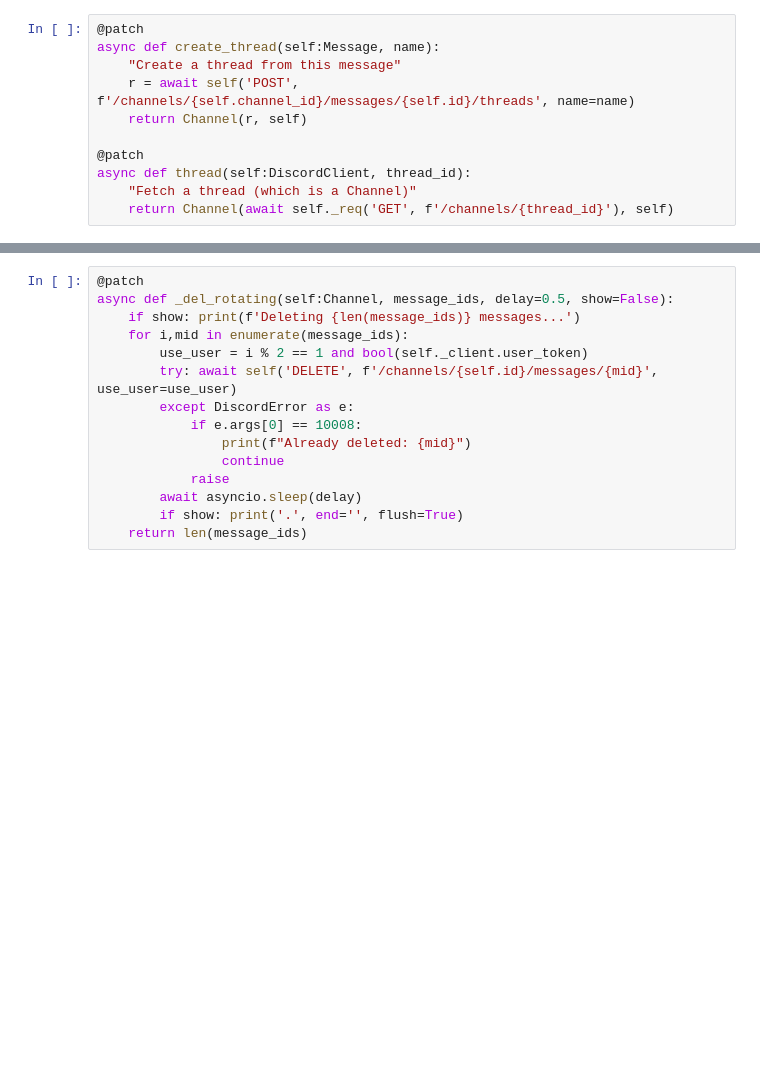
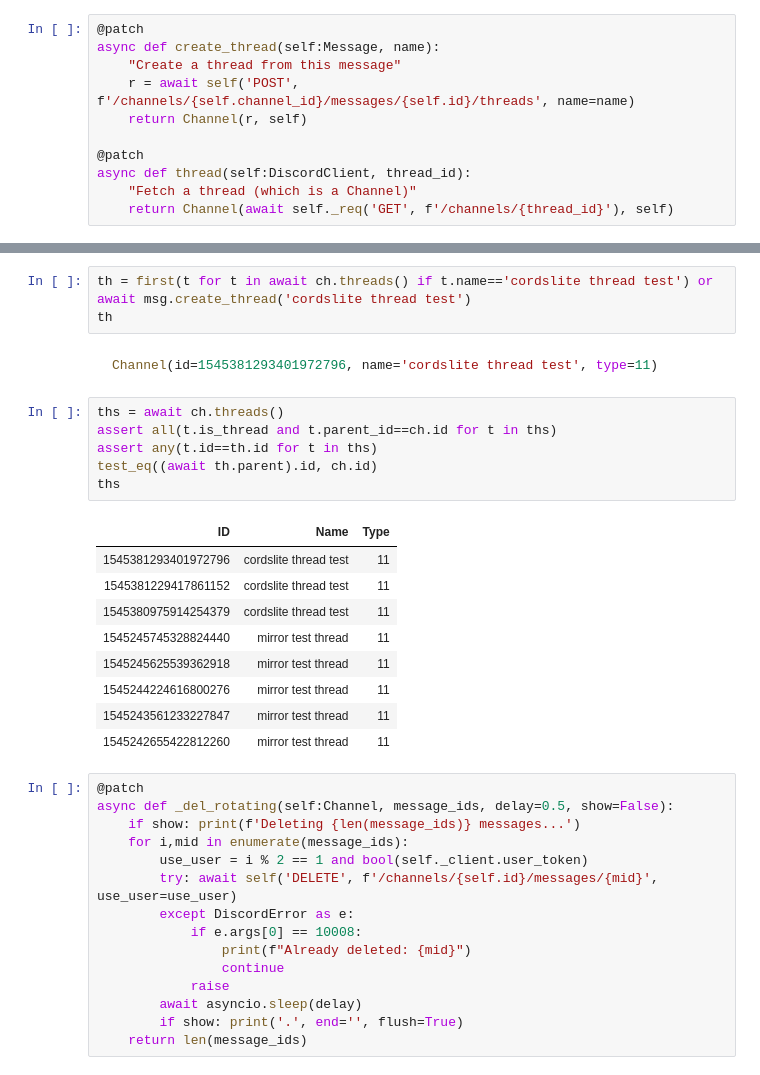
Before and after one commit to AnswerDotAI/cordslite, a Jupyter notebook: nbs/00_core.ipynb, the cells around one changed output, grey strips where cells are left out. Saved outputs shown, nothing was run; the diff lists cells and outputs as text; blank space fills up the shorter version.

````diff
--- a/nbs/00_core.ipynb
+++ b/nbs/00_core.ipynb
@@ -498,3 +629,26 @@ async def thread(self:DiscordClient, thread_id):
+# %%
+th = first(t for t in await ch.threads() if t.name=='cordslite thread test') or await msg.create_thread('cordslite thread test')
+th
+# %% [output]
+```python
+Channel(id=1545381293401972796, name='cordslite thread test', type=11)
+```
+# %%
+ths = await ch.threads()
+assert all(t.is_thread and t.parent_id==ch.id for t in ths)
+assert any(t.id==th.id for t in ths)
+test_eq((await th.parent).id, ch.id)
+ths
+# %% [output]
+| ID | Name | Type |
+| 1545381293401972796 | cordslite thread test | 11 |
+| 1545381229417861152 | cordslite thread test | 11 |
+| 1545380975914254379 | cordslite thread test | 11 |
+| 1545245745328824440 | mirror test thread | 11 |
+| 1545245625539362918 | mirror test thread | 11 |
+| 1545244224616800276 | mirror test thread | 11 |
+| 1545243561233227847 | mirror test thread | 11 |
+| 1545242655422812260 | mirror test thread | 11 |
 # %%
 @patch
 async def _del_rotating(self:Channel, message_ids, delay=0.5, show=False):
````
Also changed, not shown: parts of 34 cells of this notebook, 2 other files.
